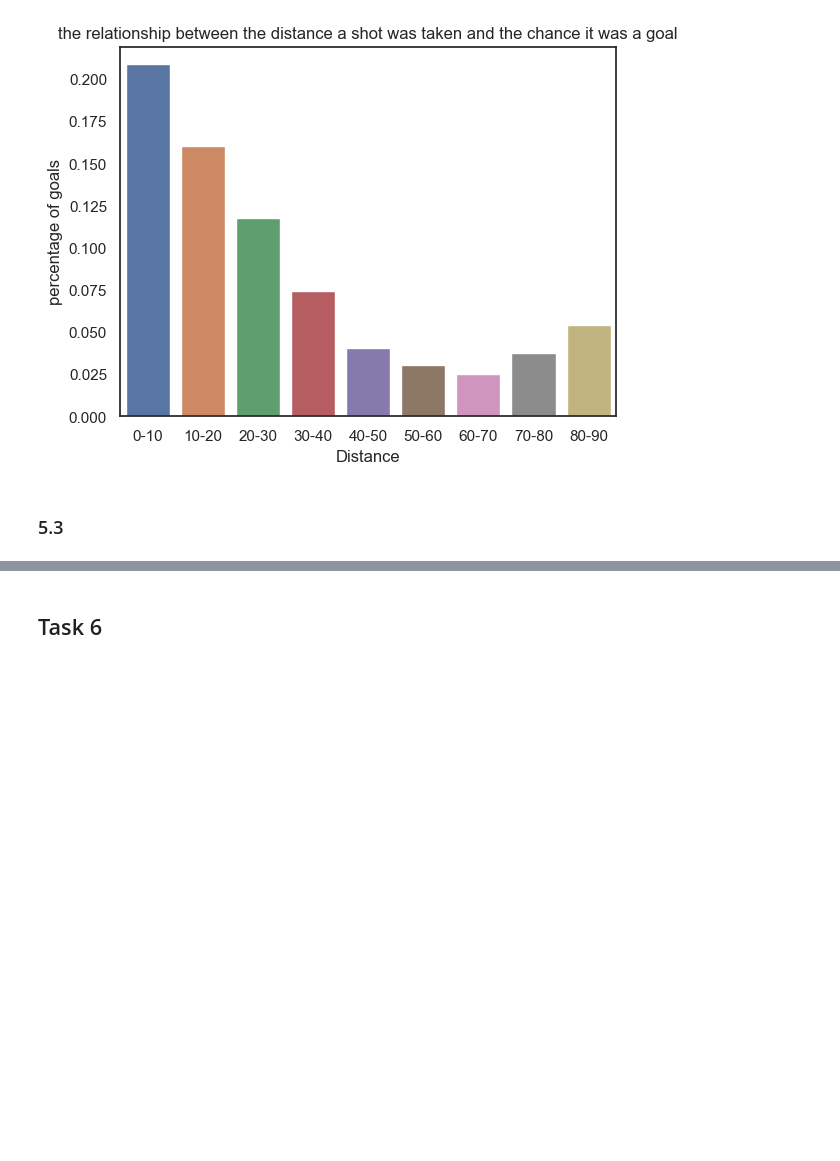
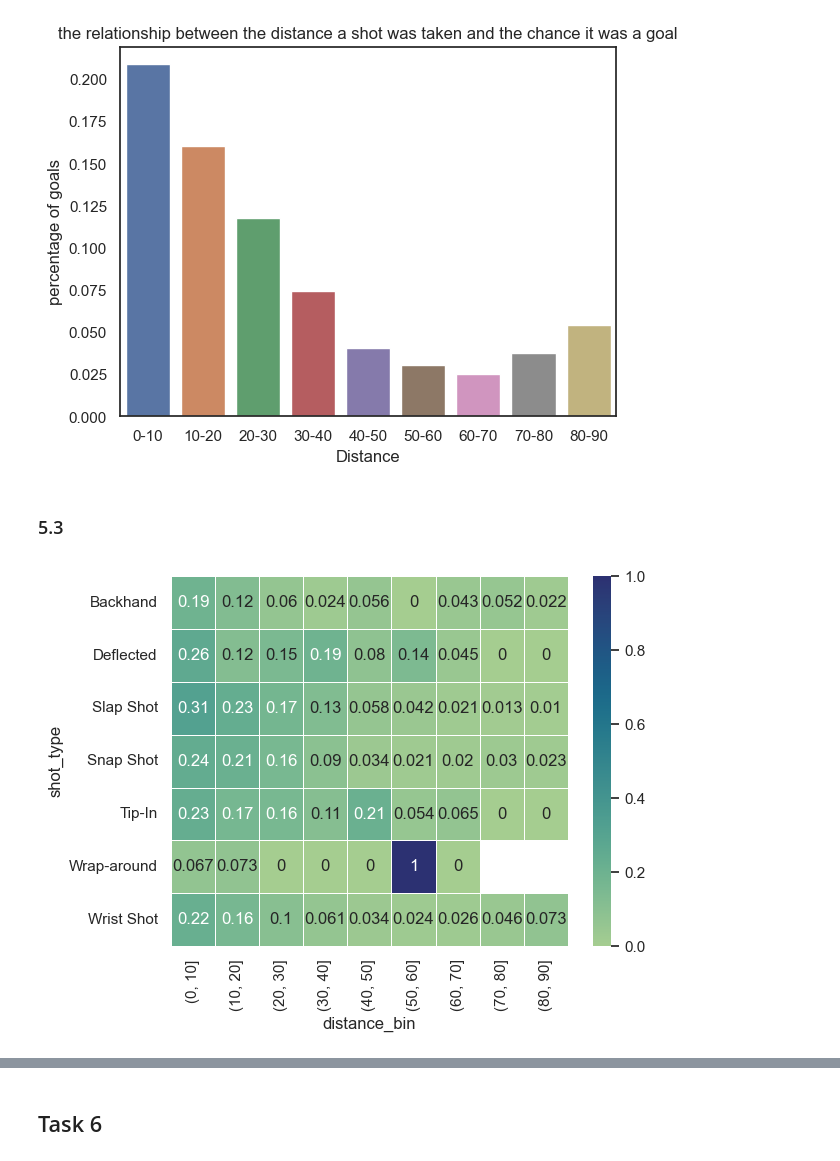
Before and after one commit to mina-parham/IFT6758-Project, a Jupyter notebook: notebooks/Milestone1.ipynb, the cells around one changed output, grey strips where cells are left out. Cells and saved outputs as stored; diff of their text form; code cells hidden in the pictures; blank space fills up the shorter version.

```diff
--- a/notebooks/Milestone1.ipynb
+++ b/notebooks/Milestone1.ipynb
@@ -441,5 +437,3 @@ See the caveats in the documentation: https://pandas.pydata.org/pandas-docs/stab
-# %%
-data_2018['distance'] = pd.to_numeric(data_2018['distance'])
 # %%
 data_2019.head()
 # %% [output]
@@ -487,3 +481,21 @@ See the caveats in the documentation: https://pandas.pydata.org/pandas-docs/stab
 [figure]
 # %% [markdown]
 ### 5.3
+# %%
+def pivot_plot(df):
+    df['distance'] = pd.to_numeric(df['distance'])
+    bins= np.arange(0,100,10)
+    df['distance_bin'] = pd.cut(df['distance'], bins=bins)
+    x=df[df['is_goal']==True][['distance_bin', 'shot_type']].groupby(['shot_type','distance_bin'], as_index=False).size()
+    y=df[['distance_bin', 'shot_type']].groupby(['shot_type','distance_bin'], as_index=False).size()
+
+    z = x['size']/y['size']
+    z = z.round(4)
+    x['goal_percentage'] = z
+    pivot_table = pd.pivot_table(x, values='goal_percentage', index=['shot_type'],columns=['distance_bin'])
+    mask = pivot_table.isna()
+    sns.heatmap(pivot_table, mask=mask,annot = True, linewidth=.5, cmap="crest")
+# %%
+pivot_plot(data_2018)
+# %% [output]
+[figure, added]
```
Also changed, not shown: parts of 4 cells of this notebook.
